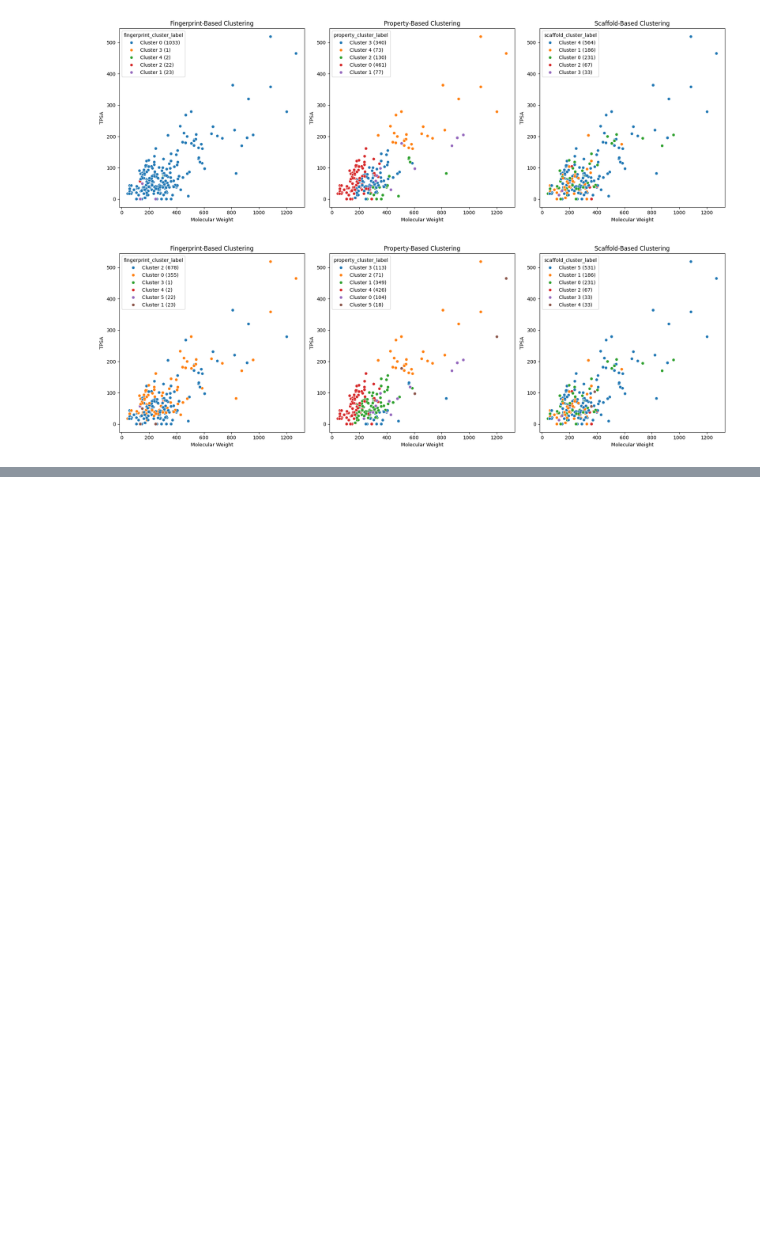
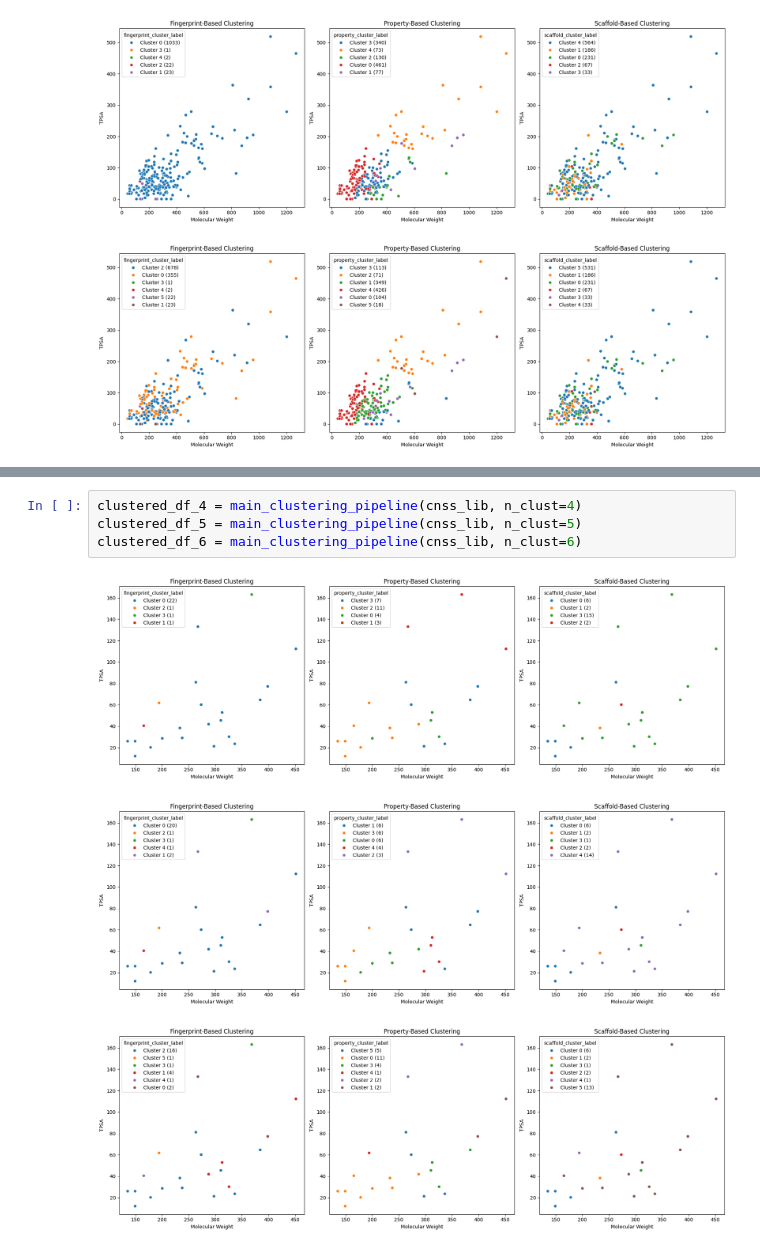
Before and after one commit to Steve-Cheney/Cheminformatics, a Jupyter notebook: rbif-110-final/final.ipynb, the cells around one changed output, grey strips where cells are left out. Drawn from its saved outputs; the diff is of its cells as text; blank space fills up the shorter version.

```diff
--- a/rbif-110-final/final.ipynb
+++ b/rbif-110-final/final.ipynb
@@ -396,0 +415,8 @@ clustered_df_5.head()
+# %%
+clustered_df_4 = main_clustering_pipeline(cnss_lib, n_clust=4)
+clustered_df_5 = main_clustering_pipeline(cnss_lib, n_clust=5)
+clustered_df_6 = main_clustering_pipeline(cnss_lib, n_clust=6)
+# %% [output]
+[figure, added]
+[figure, added]
+[figure, added]
```
Also changed, not shown: parts of 16 cells of this notebook, 3 other files.
